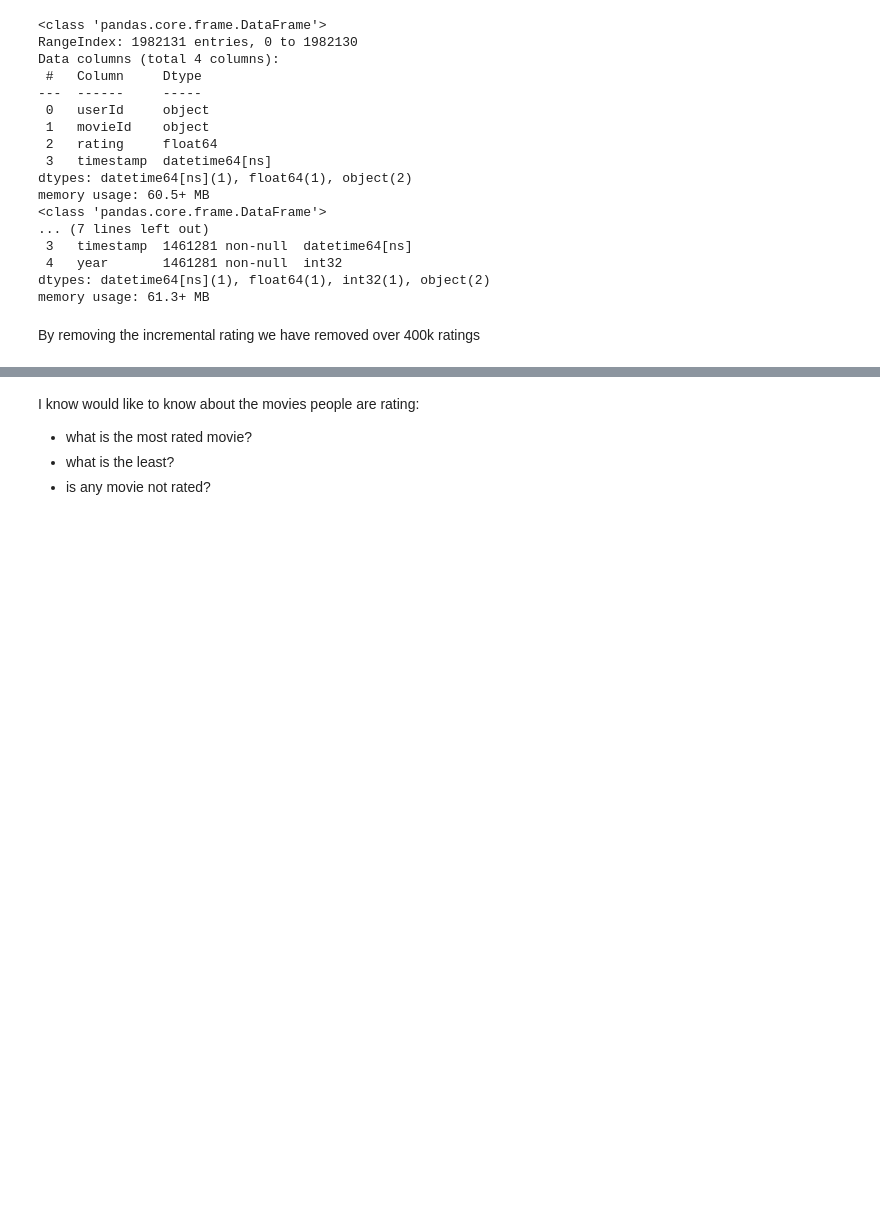
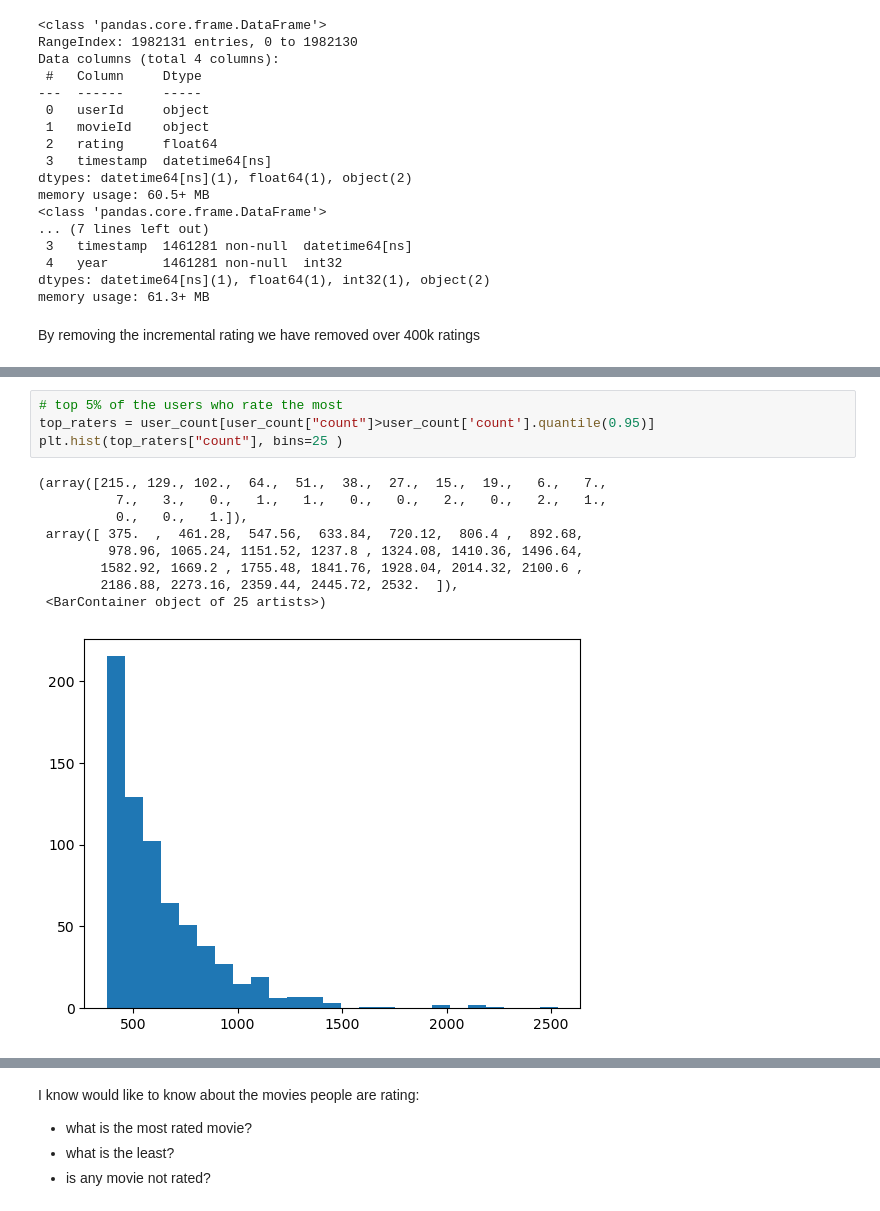
Before and after one commit to padraicohora/movie-recommendation, a Jupyter notebook: exploration/ratings_univariate.ipynb, the cells around one changed output, grey strips where cells are left out. Cells and saved outputs as stored; diff of their text form; blank space fills up the shorter version.

```diff
--- a/exploration/ratings_univariate.ipynb
+++ b/exploration/ratings_univariate.ipynb
@@ -290,0 +294,14 @@ plt.yscale("log")
+# %%
+# top 5% of the users who rate the most
+top_raters = user_count[user_count["count"]>user_count['count'].quantile(0.95)]
+plt.hist(top_raters["count"], bins=25 )
+# %% [output]
+(array([215., 129., 102.,  64.,  51.,  38.,  27.,  15.,  19.,   6.,   7.,
+          7.,   3.,   0.,   1.,   1.,   0.,   0.,   2.,   0.,   2.,   1.,
+          0.,   0.,   1.]),
+ array([ 375.  ,  461.28,  547.56,  633.84,  720.12,  806.4 ,  892.68,
+         978.96, 1065.24, 1151.52, 1237.8 , 1324.08, 1410.36, 1496.64,
+        1582.92, 1669.2 , 1755.48, 1841.76, 1928.04, 2014.32, 2100.6 ,
+        2186.88, 2273.16, 2359.44, 2445.72, 2532.  ]),
+ <BarContainer object of 25 artists>)
+[figure, added]
```
Also changed, not shown: parts of 41 cells of this notebook, 1 other file.
